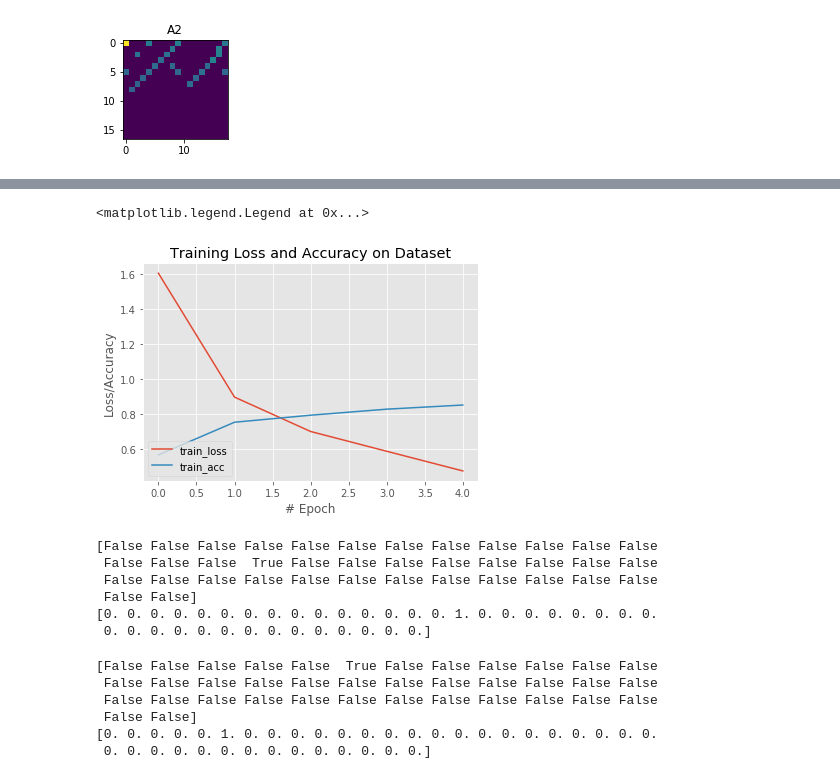
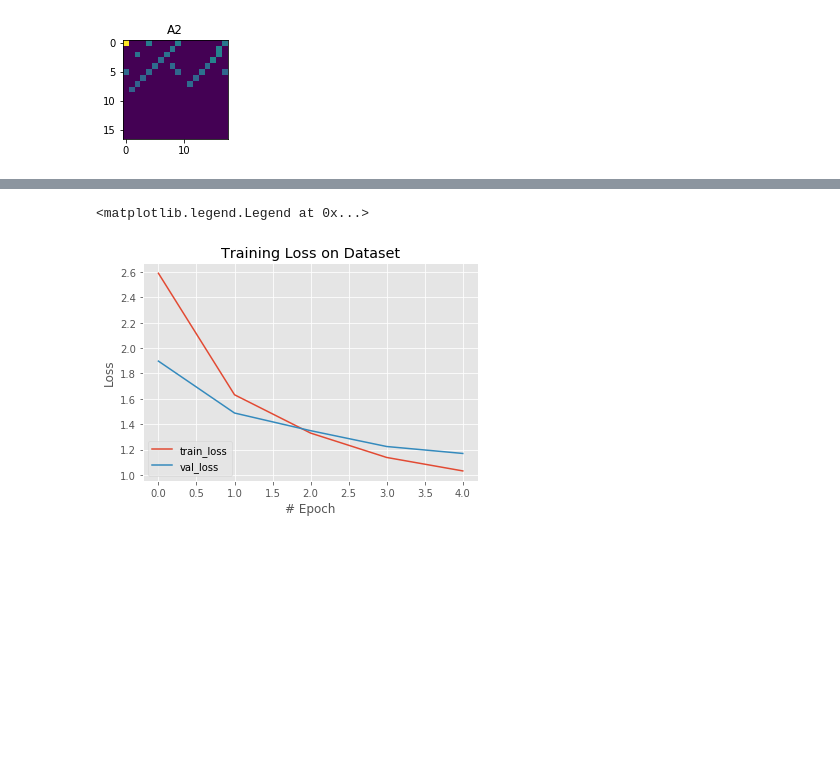
Before and after one commit to GPAD-UFBA/CNNPeDF, a Jupyter notebook: CNNfit.ipynb, the cells around one changed output, grey strips where cells are left out. Drawn from its saved outputs; the diff is of its cells as text; code cells hidden in the pictures; blank space fills up the shorter version.

```diff
--- a/CNNfit.ipynb
+++ b/CNNfit.ipynb
@@ -236,7 +283,9 @@ model.add(Dense(units=38, activation="softmax"))
 # %%
 from keras.optimizers import Adam
 opt = Adam(lr=0.001)
-model.compile(optimizer=opt, loss=keras.losses.categorical_crossentropy, metrics=['accuracy'])
+#model.compile(optimizer='Adam', loss=keras.losses.categorical_crossentropy, metrics=['accuracy'])
+model.compile(optimizer='Adam', loss='categorical_crossentropy', metrics=['accuracy'])
+#model.compile(optimizer=opt, loss=keras.losses.binary_crossentropy, metrics=['categorical_accuracy','accuracy'])
 # %%
 model.summary()
 # %% [output]
@@ -258,6 +307,8 @@ Trainable params: 19,085,606
 Non-trainable params: 0
 _________________________________________________________________
 # %%
-epochs=5
-H = model.fit(X_train, Y_train, batch_size=32, epochs=epochs)
+nb_epoch= 5
+batch_size=32
+H = model.fit(X_train, Y_train, batch_size=batch_size, nb_epoch=nb_epoch, verbose=1, validation_data=(X_val, Y_val))
+#H = model.fit(X_train, Y_train, batch_size=32, epochs=epochs)
 # %% [output]
@@ -273,0 +326,13 @@ Epoch 5/5
+# %%
+# plot the training loss and accuracy
+plt.style.use("ggplot")
+plt.figure()
+plt.plot(np.arange(0, nb_epoch), H.history["loss"], label="train_loss")
+plt.plot(np.arange(0, nb_epoch), H.history["val_loss"], label="val_loss")
+plt.plot(np.arange(0, nb_epoch), H.history["accuracy"], label="train_acc")
+plt.plot(np.arange(0, nb_epoch), H.history["val_accuracy"], label="val_acc")
+plt.title("Training Loss and Accuracy on Dataset")
+plt.xlabel("# Epoch")
+plt.ylabel("Loss/Accuracy")
+plt.legend(loc="lower left")
+#plt.savefig("plot.png")
@@ -273,0 +342,11 @@ Epoch 5/5
+# %%
+# plot the training loss and accuracy
+plt.style.use("ggplot")
+plt.figure()
+plt.plot(np.arange(0, nb_epoch), H.history["accuracy"], label="train_acc")
+plt.plot(np.arange(0, nb_epoch), H.history["val_accuracy"], label="val_acc")
+plt.title("Training Accuracy on Dataset")
+plt.xlabel("# Epoch")
+plt.ylabel("Accuracy")
+plt.legend(loc="lower left")
+#plt.savefig("plot.png")
@@ -274,38 +356,14 @@ Epoch 5/5
 # %%
 # plot the training loss and accuracy
 plt.style.use("ggplot")
 plt.figure()
-plt.plot(np.arange(0, epochs), H.history["loss"], label="train_loss")
-plt.plot(np.arange(0, epochs), H.history["accuracy"], label="train_acc")
-plt.title("Training Loss and Accuracy on Dataset")
+plt.plot(np.arange(0, nb_epoch), H.history["loss"], label="train_loss")
+plt.plot(np.arange(0, nb_epoch), H.history["val_loss"], label="val_loss")
+plt.title("Training Loss on Dataset")
 plt.xlabel("# Epoch")
-plt.ylabel("Loss/Accuracy")
+plt.ylabel("Loss")
 plt.legend(loc="lower left")
 #plt.savefig("plot.png")
 # %% [output]
 <matplotlib.legend.Legend at 0x...>
-[figure, old version]
+[figure, new version]
-# %%
-y_predval = model.predict(X_val)
-y_predval = (y_predval > 0.5)
-print(y_predval[10])
-print(Y_val[10])
-# %% [output]
-[False False False False False False False False False False False False
- False False False  True False False False False False False False False
- False False False False False False False False False False False False
- False False]
-[0. 0. 0. 0. 0. 0. 0. 0. 0. 0. 0. 0. 0. 0. 0. 1. 0. 0. 0. 0. 0. 0. 0. 0.
- 0. 0. 0. 0. 0. 0. 0. 0. 0. 0. 0. 0. 0. 0.]
-# %%
-y_predtrain = model.predict(X_train)
-y_predtrain = (y_predtrain > 0.5)
-print(y_predtrain[1])
-print(Y_train[1])
-# %% [output]
-[False False False False False  True False False False False False False
- False False False False False False False False False False False False
- False False False False False False False False False False False False
- False False]
-[0. 0. 0. 0. 0. 1. 0. 0. 0. 0. 0. 0. 0. 0. 0. 0. 0. 0. 0. 0. 0. 0. 0. 0.
- 0. 0. 0. 0. 0. 0. 0. 0. 0. 0. 0. 0. 0. 0.]
```
Also changed, not shown: parts of 15 cells of this notebook, 1 other file.
